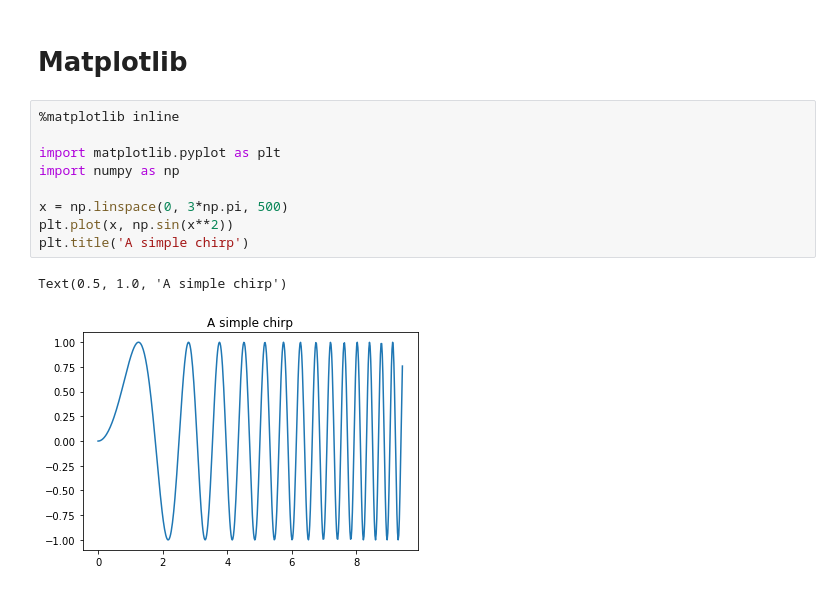
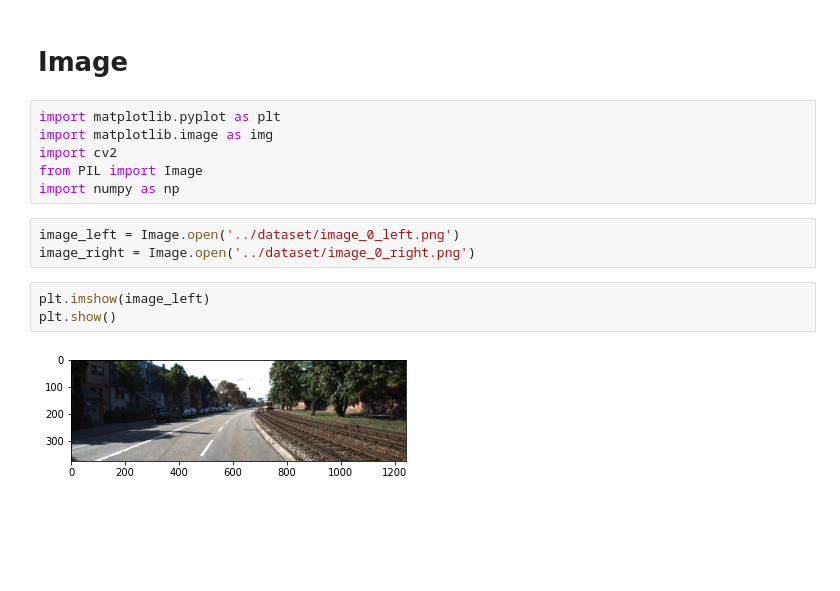
Before and after one commit to minjuling/code-seminar, a Jupyter notebook: 01-ipython/3_image_example.ipynb, the cells around one changed output. Cells and saved outputs as stored; diff of their text form; blank space fills up the shorter version.

```diff
--- a/01-ipython/3_image_example.ipynb
+++ b/01-ipython/3_image_example.ipynb
@@ -1,14 +1,16 @@
 # %% [markdown]
-# Matplotlib
+# Image
-# %%
-%matplotlib inline
-
-import matplotlib.pyplot as plt
-import numpy as np
-
-x = np.linspace(0, 3*np.pi, 500)
-plt.plot(x, np.sin(x**2))
-plt.title('A simple chirp')
-# %% [output]
-Text(0.5, 1.0, 'A simple chirp')
-[figure, removed]
+# %%
+import matplotlib.pyplot as plt
+import matplotlib.image as img
+import cv2
+from PIL import Image
+import numpy as np
+# %%
+image_left = Image.open('../dataset/image_0_left.png')
+image_right = Image.open('../dataset/image_0_right.png')
+# %%
+plt.imshow(image_left)
+plt.show()
+# %% [output]
+[figure, added]
```
Also changed, not shown: parts of 6 cells of this notebook, 7 other files.
